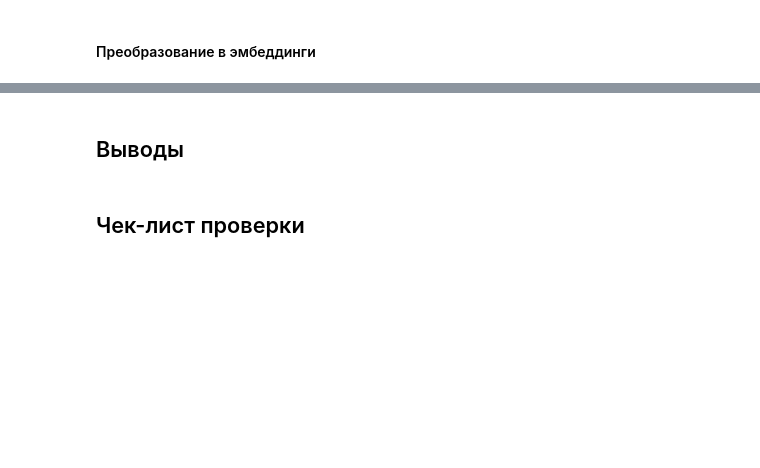
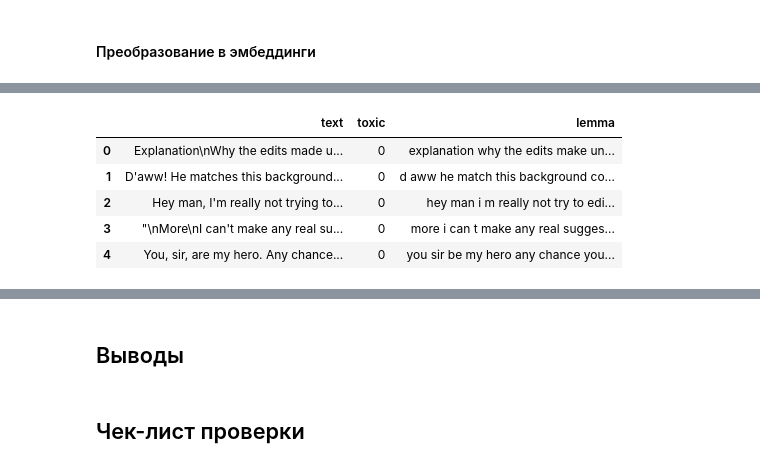
Before and after one commit to rustyt0aster/project13_BERT, a Jupyter notebook: project13_BERT.ipynb, the cells around one changed output, grey strips where cells are left out. Cells and saved outputs as stored; diff of their text form; code cells hidden in the pictures; blank space fills up the shorter version.

```diff
--- a/project13_BERT.ipynb
+++ b/project13_BERT.ipynb
@@ -517,0 +373,2 @@ Wall time: 17min 8s
+# %%
+dft = pd.read_csv(r'C:\Users\maxpe\Downloads\Practicum\Projects\project13_BERT\df_lemma.csv')
@@ -517,0 +379,10 @@ Wall time: 17min 8s
+# %%
+df_lem = dft
+df_lem.head()
+# %% [output]
+|  | text | toxic | lemma |
+| 0 | Explanation\nWhy the edits made u... | 0 | explanation why the edits make un... |
+| 1 | D'aww! He matches this background... | 0 | d aww he match this background co... |
+| 2 | Hey man, I'm really not trying to... | 0 | hey man i m really not try to edi... |
+| 3 | "\nMore\nI can't make any real su... | 0 | more i can t make any real sugges... |
+| 4 | You, sir, are my hero. Any chance... | 0 | you sir be my hero any chance you... |
```
Also changed, not shown: parts of 89 cells of this notebook, 1 other file.
